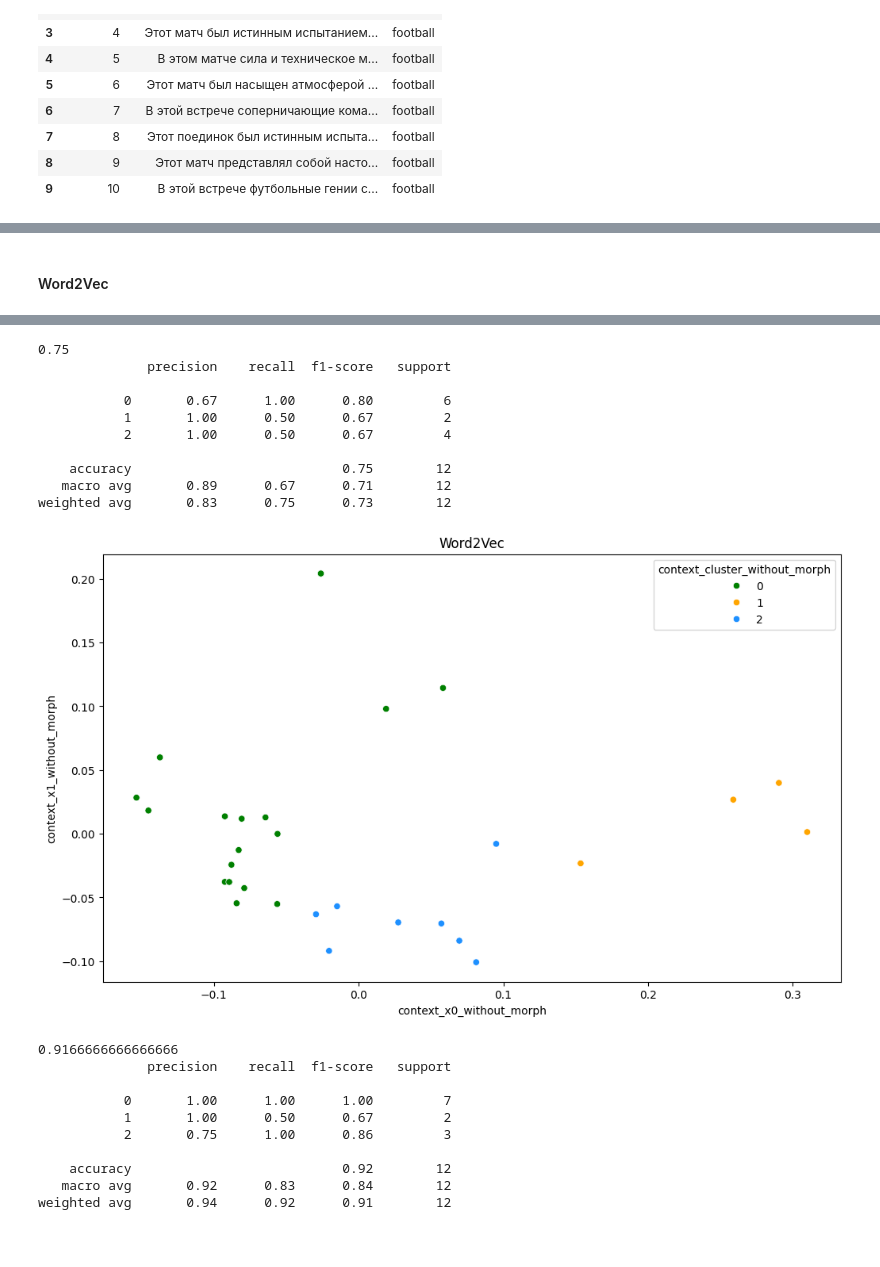
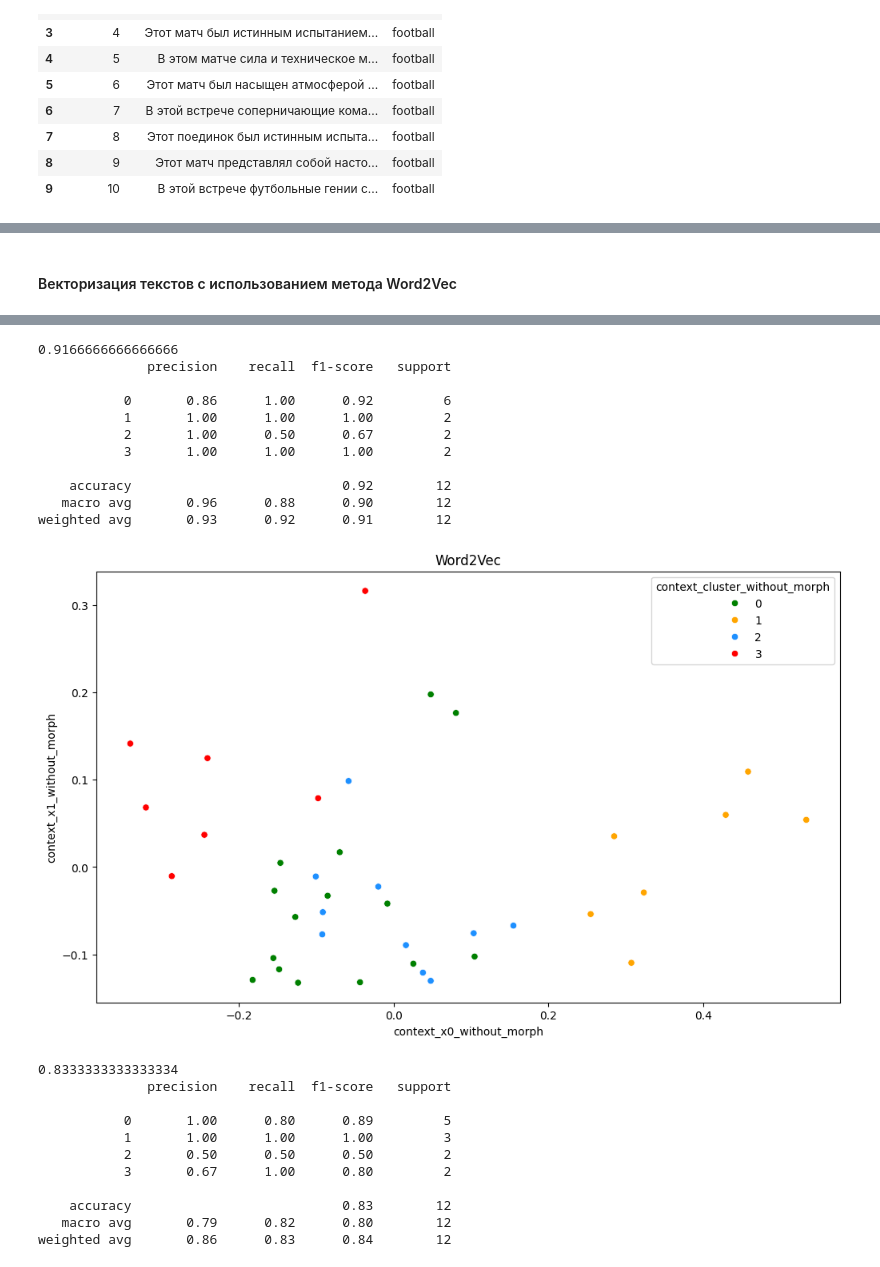
Before and after one commit to kovkir/bmstu-neuro-fuzzy-systems, a Jupyter notebook: lab_03/lab_03.ipynb, the cells around one changed output, grey strips where cells are left out. Drawn from its saved outputs; the diff is of its cells as text; code cells hidden in the pictures; blank space fills up the shorter version.

```diff
--- a/lab_03/lab_03.ipynb
+++ b/lab_03/lab_03.ipynb
@@ -93,7 +89,7 @@ dfHockey["class"] = "hockey"
 dfVolleyball = pd.DataFrame(volleyballArr, columns=['num_doc', 'text'])
 dfVolleyball["class"] = "volleyball"
 
-dfDescriptions = pd.concat([dfFootball, dfHockey, dfVolleyball])
+dfDescriptions = pd.concat([dfFootball, dfBasketball, dfHockey, dfVolleyball])
 dfDescriptions.head(10)
 # %% [output]
 |  | num_doc | text | class |
@@ -123,7 +119,7 @@ def _getVectorizer(fieldName):
     return x
 
 def _getClusters(x, fieldName):
-    kmeans = KMeans(n_clusters=3, random_state=42)
+    kmeans = KMeans(n_clusters=4, random_state=42)
     kmeans.fit(x)
     clusters = kmeans.labels_
     dfDescriptions[fieldName] = clusters
@@ -146,7 +142,7 @@ def _pca(x, fieldX0, fieldX1, fieldCluster):
         x=fieldX0,
         y=fieldX1,
         hue=fieldCluster,
-        palette=['green', 'orange', 'dodgerblue']
+        palette=['green', 'orange', 'dodgerblue', 'red']
     )
     plt.show()
 
@@ -155,7 +151,7 @@ def _calcAccuracy(x, fieldCluster):
     xTraining, xTest, yTraining, yTest = train_test_split(
         XVectorDf,
         dfDescriptions[fieldCluster],
-        test_size=0.4,
+        test_size=0.3,
         random_state=42
     )
 
@@ -201,5 +199,5 @@ weighted avg       0.85      0.83      0.82        12
-# %% [markdown]
-#### Word2Vec
+# %% [markdown]
+#### Векторизация текстов с использованием метода Word2Vec
 # %%
 def _get_w2vdf(fieldData):
     w2v_df = pd.DataFrame(dfDescriptions[fieldData]).values.tolist()
@@ -238,7 +236,7 @@ def _pcaContext(x, fieldX0, fieldX1, fieldCluster):
         x=fieldX0,
         y=fieldX1,
         hue=fieldCluster,
-        palette=['green', 'orange', 'dodgerblue']
+        palette=['green', 'orange', 'dodgerblue', 'red']
     )
     plt.show()
 
@@ -247,7 +245,7 @@ def _calcAccuracyContext(x, fieldCluster):
     xTraining, xTest, yTraining, yTest = train_test_split(
         XVectorDf,
         dfDescriptions[fieldCluster],
-        test_size=0.4,
+        test_size=0.3,
         random_state=42
     )
 
@@ -279,22 +277,24 @@ dfDescriptions
-0.75
+0.9166666666666666
               precision    recall  f1-score   support
 
-           0       0.67      1.00      0.80         6
-           1       1.00      0.50      0.67         2
-           2       1.00      0.50      0.67         4
+           0       0.86      1.00      0.92         6
+           1       1.00      1.00      1.00         2
+           2       1.00      0.50      0.67         2
+           3       1.00      1.00      1.00         2
 
-    accuracy                           0.75        12
-   macro avg       0.89      0.67      0.71        12
-weighted avg       0.83      0.75      0.73        12
+    accuracy                           0.92        12
+   macro avg       0.96      0.88      0.90        12
+weighted avg       0.93      0.92      0.91        12
-[figure, old version]
+[figure, new version]
-0.9166666666666666
+0.8333333333333334
               precision    recall  f1-score   support
 
-           0       1.00      1.00      1.00         7
-           1       1.00      0.50      0.67         2
-           2       0.75      1.00      0.86         3
+           0       1.00      0.80      0.89         5
+           1       1.00      1.00      1.00         3
+           2       0.50      0.50      0.50         2
+           3       0.67      1.00      0.80         2
 
-    accuracy                           0.92        12
-   macro avg       0.92      0.83      0.84        12
-weighted avg       0.94      0.92      0.91        12
+    accuracy                           0.83        12
+   macro avg       0.79      0.82      0.80        12
+weighted avg       0.86      0.83      0.84        12
 |  | num_doc | text | class | formated | formated_without_morph | cluster | x0 | x1 | ... |
```
Also changed, not shown: parts of 5 cells of this notebook, 4 other files.
